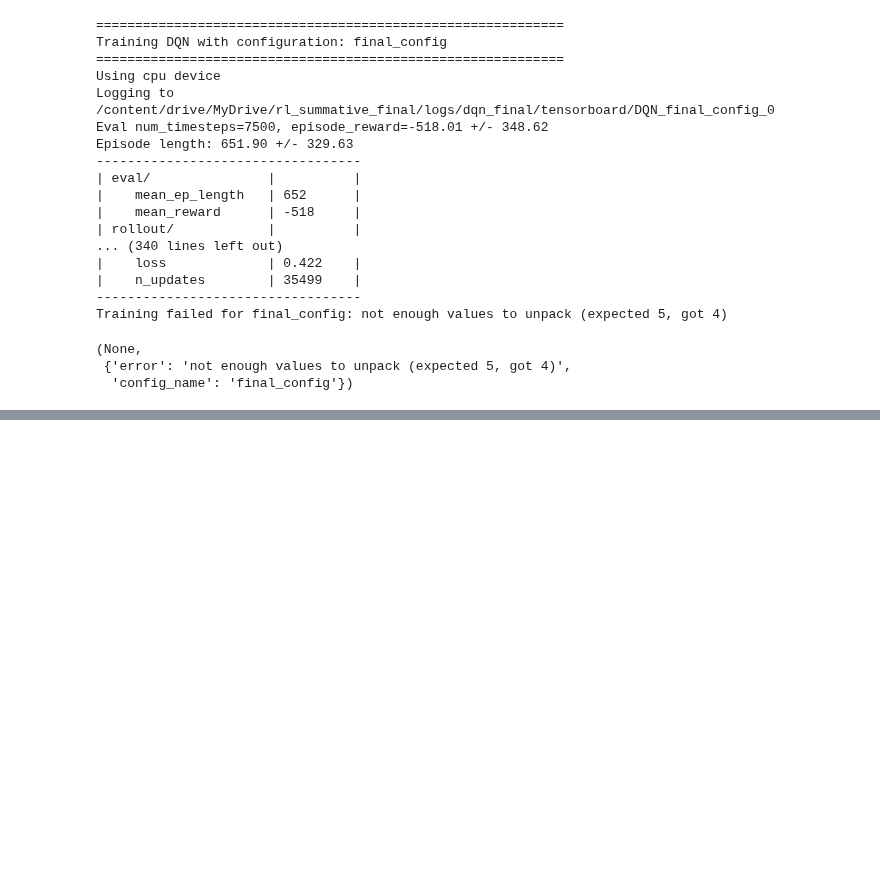
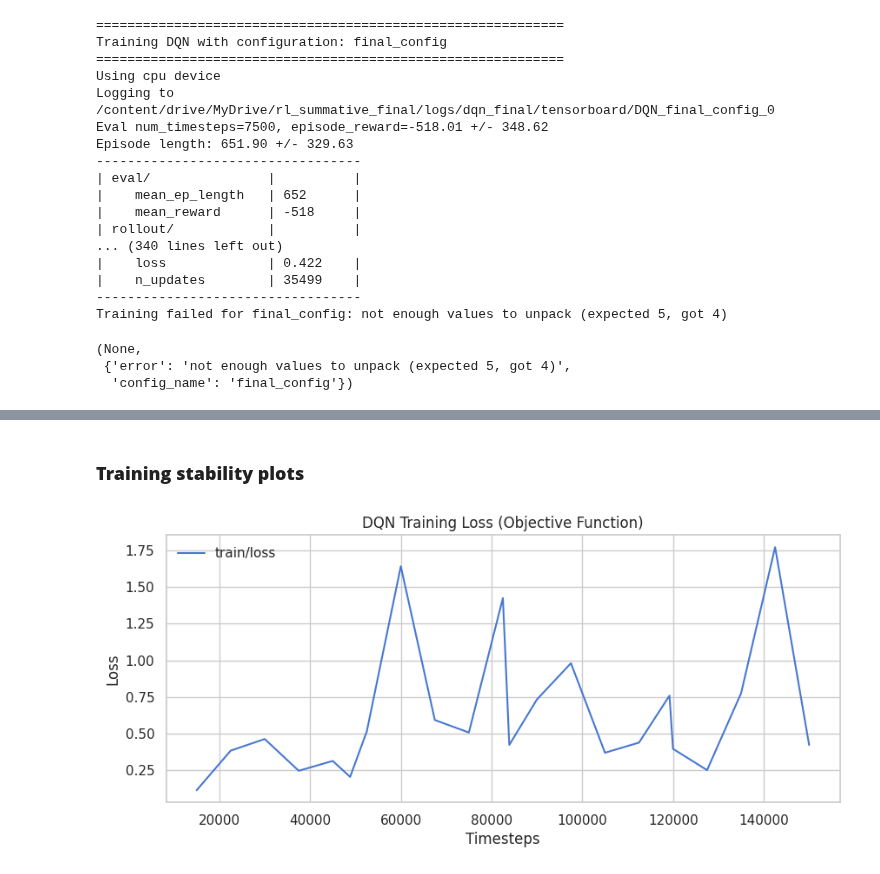
Before and after one commit to lindahnyambura/nyambura_l_rl_summative, a Jupyter notebook: training/training.ipynb, the cells around one changed output, grey strips where cells are left out. Saved outputs shown, nothing was run; the diff lists cells and outputs as text; code cells hidden in the pictures; blank space fills up the shorter version.

```diff
--- a/training/training.ipynb
+++ b/training/training.ipynb
@@ -177,0 +231,33 @@ Training failed for final_config: not enough values to unpack (expected 5, got 4
+# %% [markdown]
+### **Training stability plots**
+# %%
+from tbparse import SummaryReader
+import matplotlib.pyplot as plt
+import os
+
+log_dirs = {
+    "DQN": "/content/drive/MyDrive/rl_summative_final/logs/dqn_final",
+    "PPO": "/content/drive/MyDrive/rl_summative_final/logs/ppo",
+    "A2C": "/content/drive/MyDrive/rl_summative_final/logs/a2c",
+    "REINFORCE": "/content/drive/MyDrive/rl_summative_final/logs/reinforce",
+}
+
+# Read tensorboard logs
+readers = {k: SummaryReader(os.path.join(v, "tensorboard")) for k, v in log_dirs.items()}
+
+# Plot DQN loss
+dqn_df = readers["DQN"].scalars
+dqn_loss = dqn_df[dqn_df["tag"].str.contains("loss")]
+
+plt.figure(figsize=(10, 4))
+for tag in dqn_loss["tag"].unique():
+    df = dqn_loss[dqn_loss["tag"] == tag]
+    plt.plot(df["step"], df["value"], label=tag)
+plt.title("DQN Training Loss (Objective Function)")
+plt.xlabel("Timesteps")
+plt.ylabel("Loss")
+plt.legend()
+plt.grid(True)
+plt.show()
+# %% [output]
+[figure, added]
```
Also changed, not shown: parts of 6 cells of this notebook.
